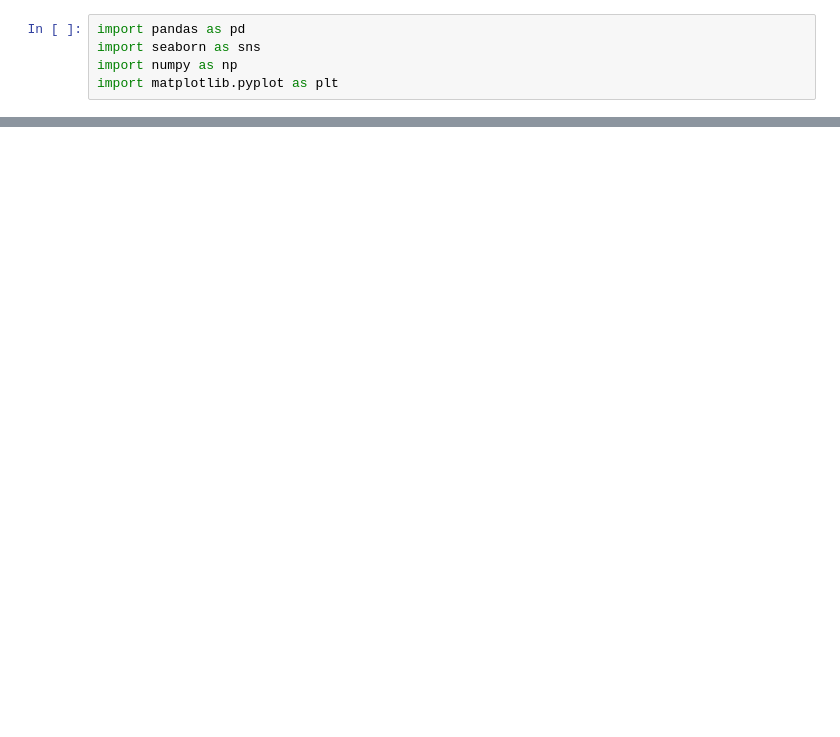
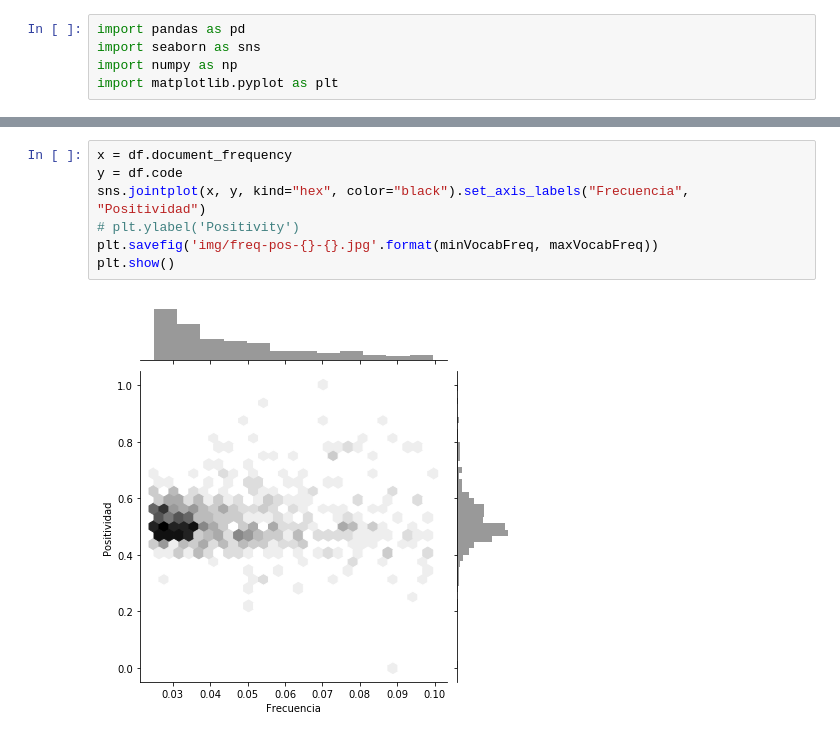
Before and after one commit to ABorgna/metnum, a Jupyter notebook: tp2/exp/Histograma_vocab_frequency.ipynb, the cells around one changed output, grey strips where cells are left out. Drawn from its saved outputs; the diff is of its cells as text; blank space fills up the shorter version.

```diff
--- a/tp2/exp/Histograma_vocab_frequency.ipynb
+++ b/tp2/exp/Histograma_vocab_frequency.ipynb
@@ -15,0 +52,9 @@ plt.show()
+# %%
+x = df.document_frequency
+y = df.code
+sns.jointplot(x, y, kind="hex", color="black").set_axis_labels("Frecuencia", "Positividad")
+# plt.ylabel('Positivity')
+plt.savefig('img/freq-pos-{}-{}.jpg'.format(minVocabFreq, maxVocabFreq))
+plt.show()
+# %% [output]
+[figure, added]
```
Also changed, not shown: parts of 6 cells of this notebook, 25 other files.
